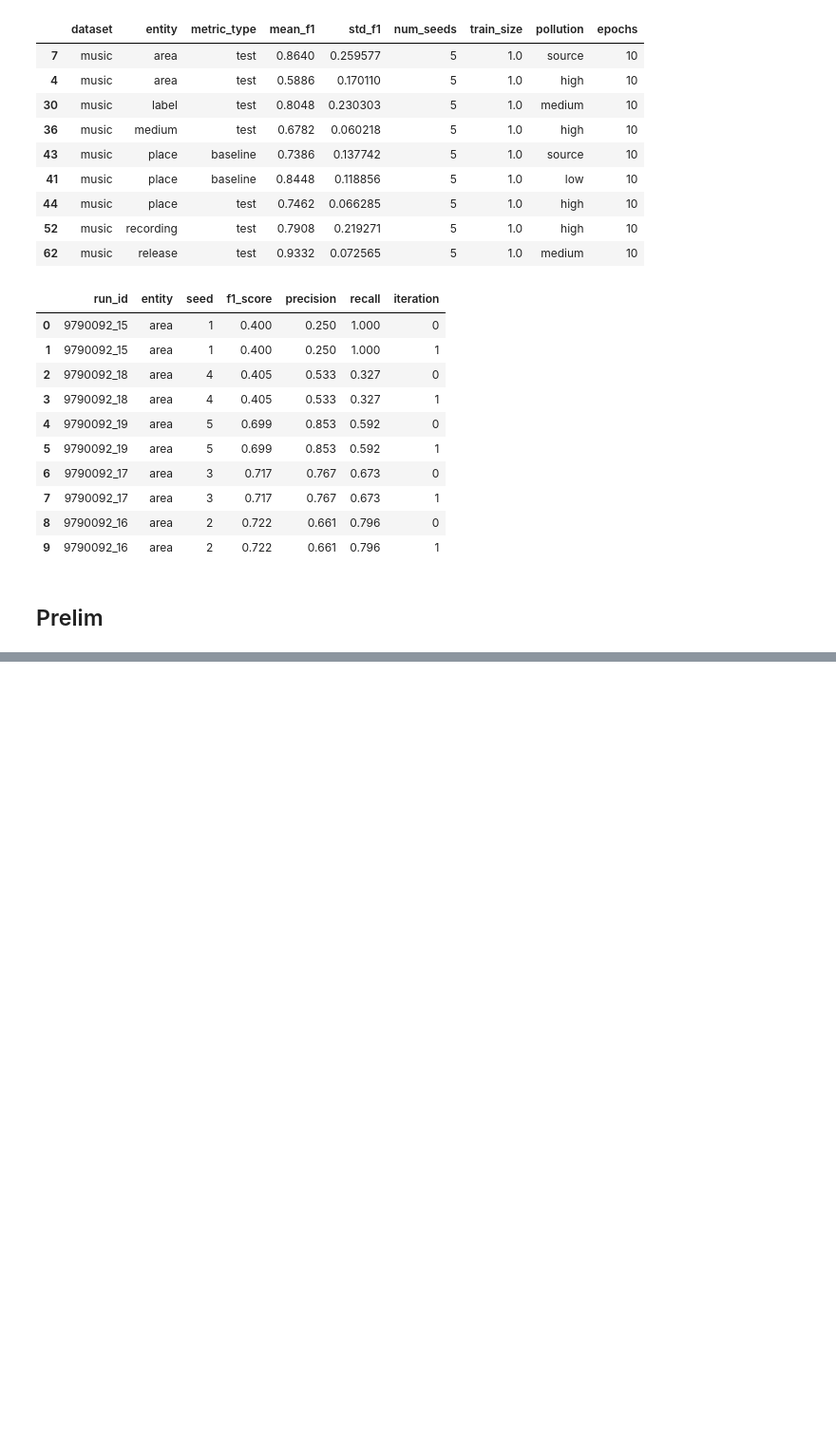
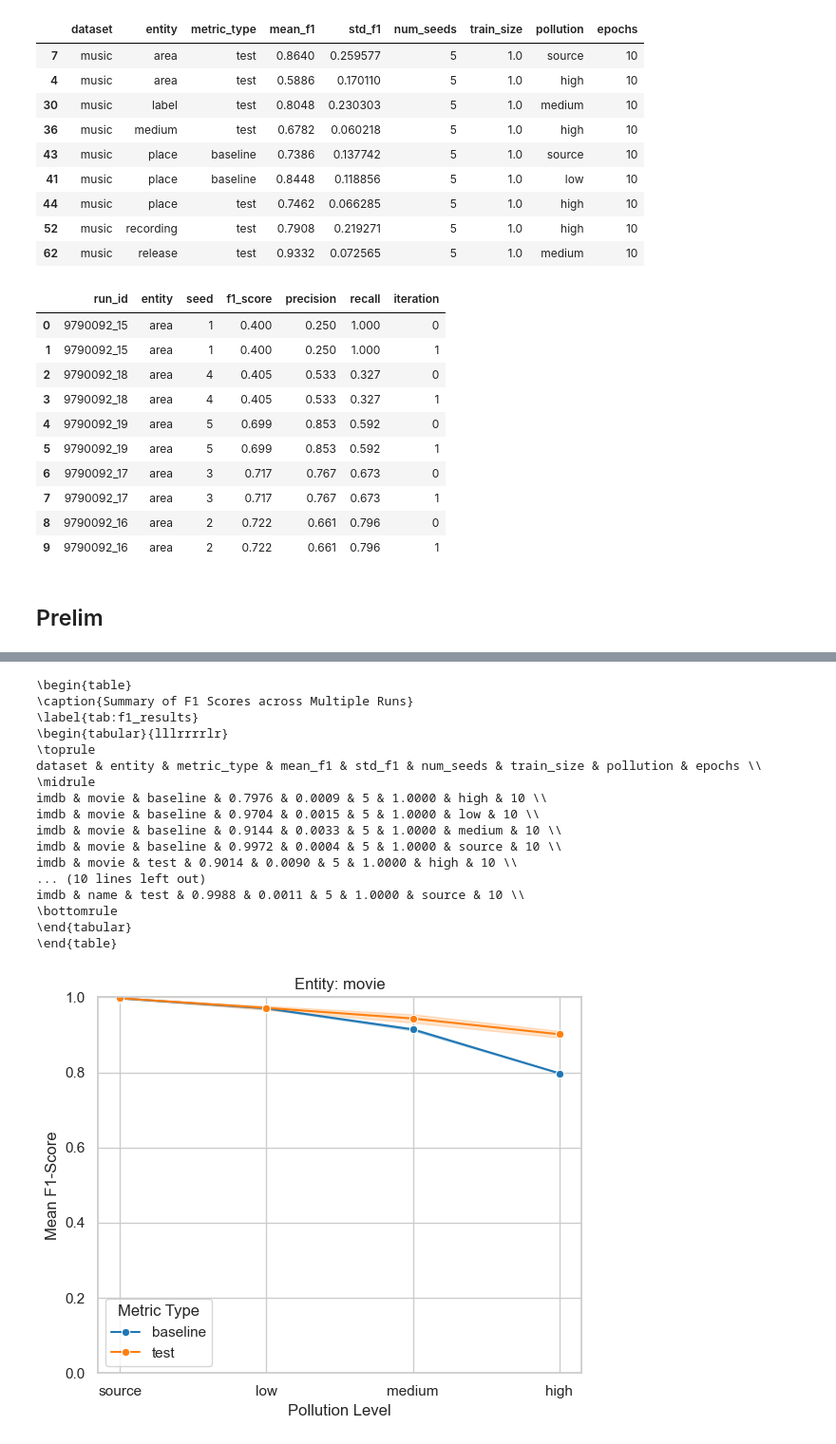
Before and after one commit to oskar-ong/deepcem, a Jupyter notebook: notebooks/results_analysis.ipynb, the cells around one changed output, grey strips where cells are left out. Shown at 95% size. Drawn from its saved outputs; the diff is of its cells as text; code cells hidden in the pictures; blank space fills up the shorter version.

```diff
--- a/notebooks/results_analysis.ipynb
+++ b/notebooks/results_analysis.ipynb
@@ -502,0 +627,41 @@ track & source & & \textbf{0.9990} & 0.0000 & & 0.9962 & 0.0019 \\
+# %%
+df = query_metrics(imdb_distillbert)
+
+# 1. Define the logical order
+pollution_order = ['source', 'low', 'medium', 'high']
+
+# 2. Apply the categorical type to the column
+df['pollution'] = pd.Categorical(
+    df['pollution'],
+    categories=pollution_order,
+    ordered=True
+)
+
+# 3. Sort the DataFrame to reflect this order
+# This ensures that when you generate the table or plot, the rows are in order
+df = df.sort_values(by=['dataset', 'entity', 'pollution', 'metric_type'])
+
+latex_code = generate_comparison_latex(df, test_metric='test')
+
+print(latex_code)
+
+plot_degradation(df, "imdb", "main", "distillbert")
+# %% [output]
+\begin{table}
+\caption{Summary of F1 Scores across Multiple Runs}
+\label{tab:f1_results}
+\begin{tabular}{lllrrrrlr}
+\toprule
+dataset & entity & metric_type & mean_f1 & std_f1 & num_seeds & train_size & pollution & epochs \\
+\midrule
+imdb & movie & baseline & 0.7976 & 0.0009 & 5 & 1.0000 & high & 10 \\
+imdb & movie & baseline & 0.9704 & 0.0015 & 5 & 1.0000 & low & 10 \\
+imdb & movie & baseline & 0.9144 & 0.0033 & 5 & 1.0000 & medium & 10 \\
+imdb & movie & baseline & 0.9972 & 0.0004 & 5 & 1.0000 & source & 10 \\
+imdb & movie & test & 0.9014 & 0.0090 & 5 & 1.0000 & high & 10 \\
+... (10 lines left out)
+imdb & name & test & 0.9988 & 0.0011 & 5 & 1.0000 & source & 10 \\
+\bottomrule
+\end{tabular}
+\end{table}
+[figure, added]
```
Also changed, not shown: parts of 9 cells of this notebook, 29 other files.
